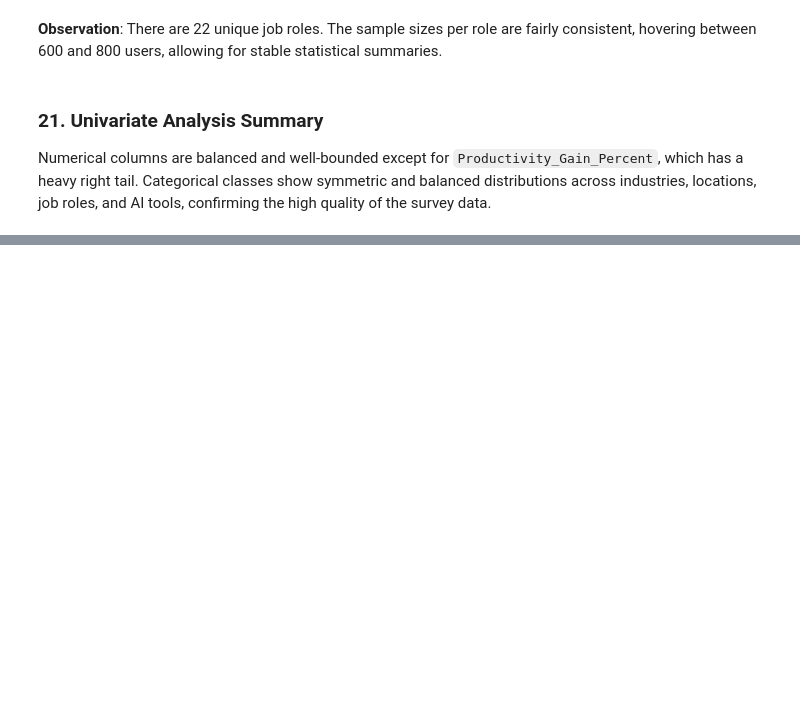
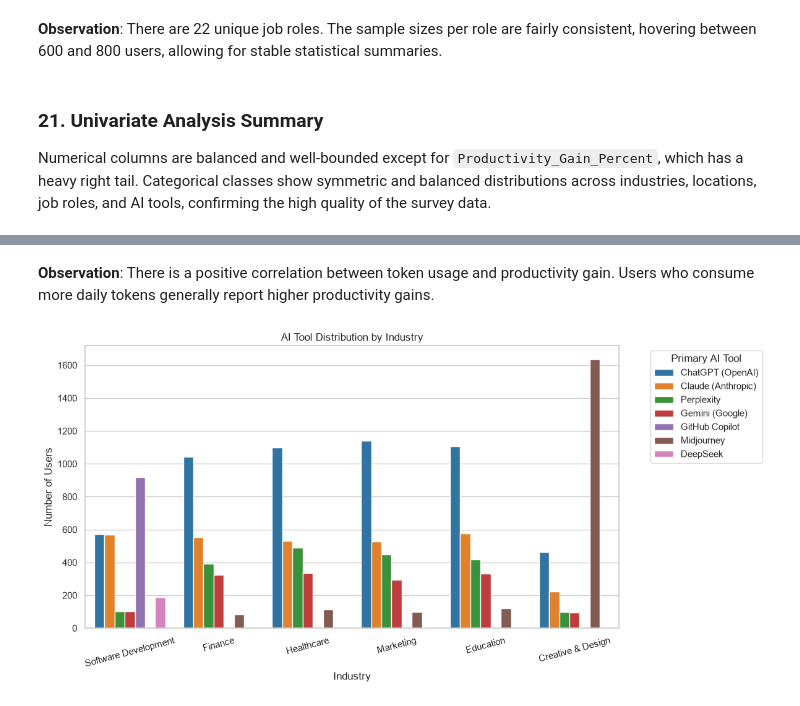
Before and after one commit to vaibhav1874/CodeAlpha_Exploratory-Data-Analysis-EDA-, a Jupyter notebook: CodeAlpha_EDA.ipynb, the cells around one changed output, grey strips where cells are left out. Saved outputs shown, nothing was run; the diff lists cells and outputs as text; code cells hidden in the pictures; blank space fills up the shorter version.

```diff
--- a/CodeAlpha_EDA.ipynb
+++ b/CodeAlpha_EDA.ipynb
@@ -424,0 +439,15 @@ Numerical columns are balanced and well-bounded except for `Productivity_Gain_Pe
+# %% [markdown]
+**Observation**: There is a positive correlation between token usage and productivity gain. Users who consume more daily tokens generally report higher productivity gains.
+# %%
+# Grouped Bar Chart: AI Tool counts across Industries
+plt.figure(figsize=(12, 6))
+sns.countplot(data=df, x='Industry', hue='Primary_AI_Tool', palette='tab10')
+plt.title('AI Tool Distribution by Industry')
+plt.xlabel('Industry')
+plt.ylabel('Number of Users')
+plt.legend(title='Primary AI Tool', bbox_to_anchor=(1.05, 1), loc='upper left')
+plt.xticks(rotation=15)
+plt.tight_layout()
+plt.show()
+# %% [output]
+[figure, added]
```
Also changed, not shown: parts of 5 cells of this notebook.
